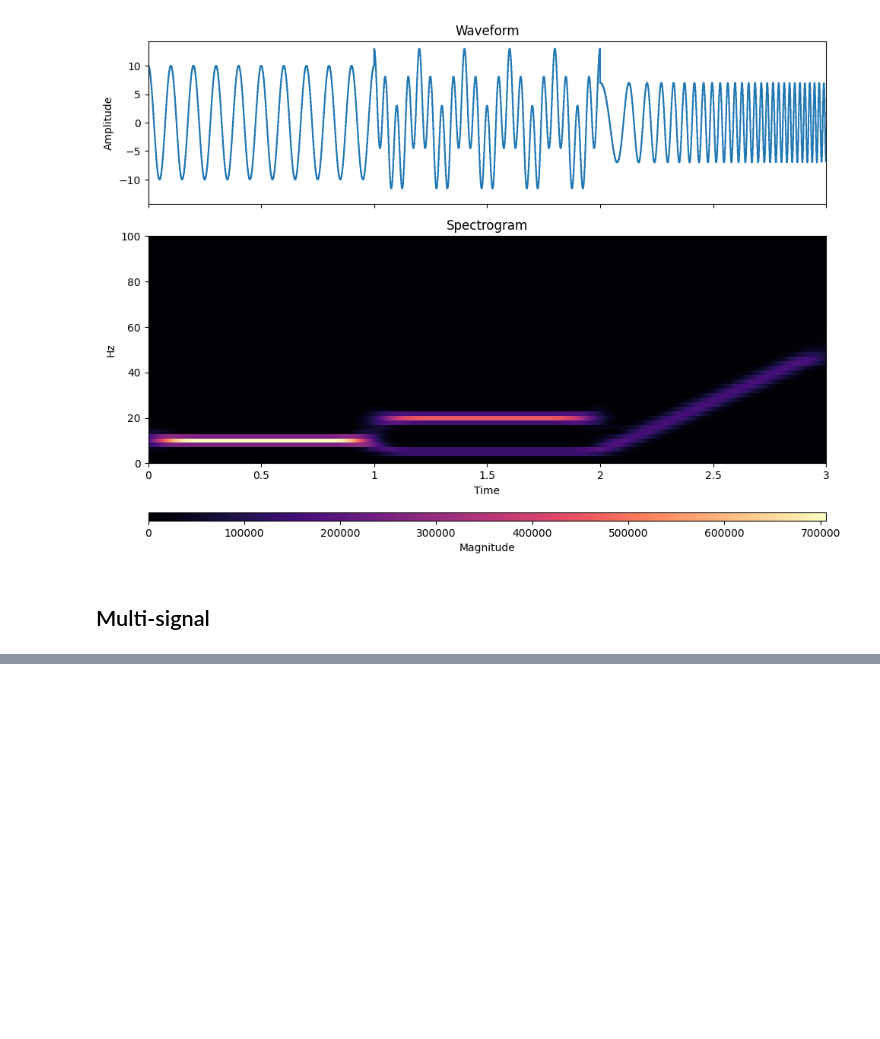
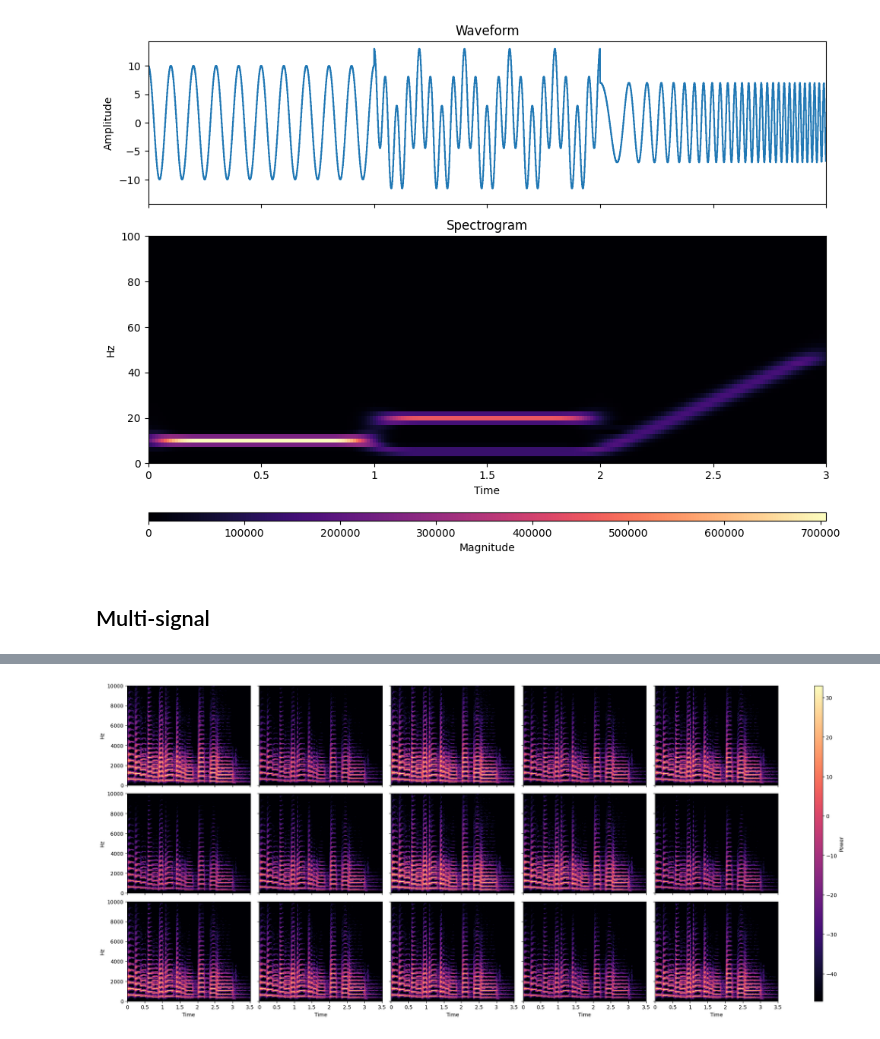
Before and after one commit to JesusGarSan/MESA, a Jupyter notebook: external/examples/synthetic.ipynb, the cells around one changed output, grey strips where cells are left out. Cells and saved outputs as stored; diff of their text form; code cells hidden in the pictures; blank space fills up the shorter version.

```diff
--- a/external/examples/synthetic.ipynb
+++ b/external/examples/synthetic.ipynb
@@ -71,0 +85,8 @@ for row in axes:
+# %%
+
+fig, axes = multi_spectrogram(Sxx, [1], [0],sr, window_length, hop=hop, cmap="magma")
+# for ax in axes: ax.set_ylim(0,50)
+for row in axes:
+    row[0].set_ylim(0,10000)
+# %% [output]
+[figure, added]
```
Also changed, not shown: parts of 6 cells of this notebook, 2 other files.
